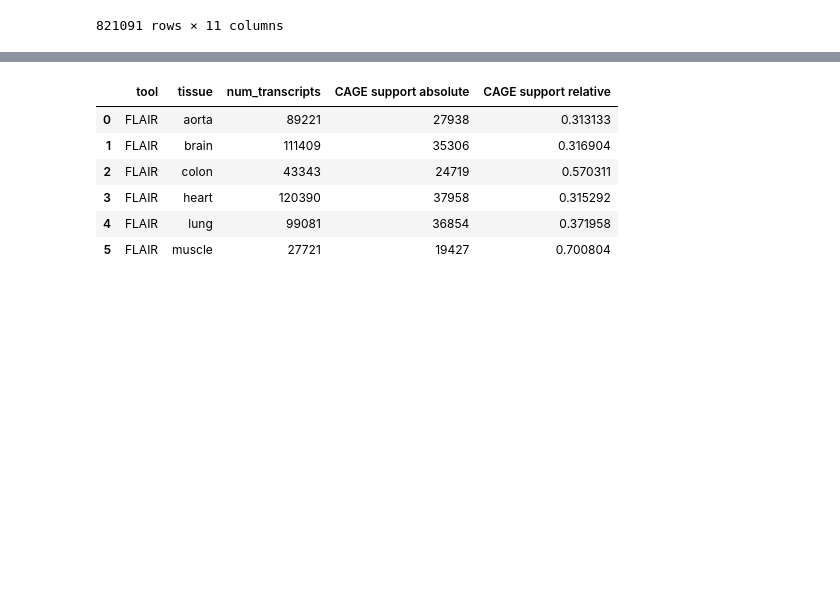
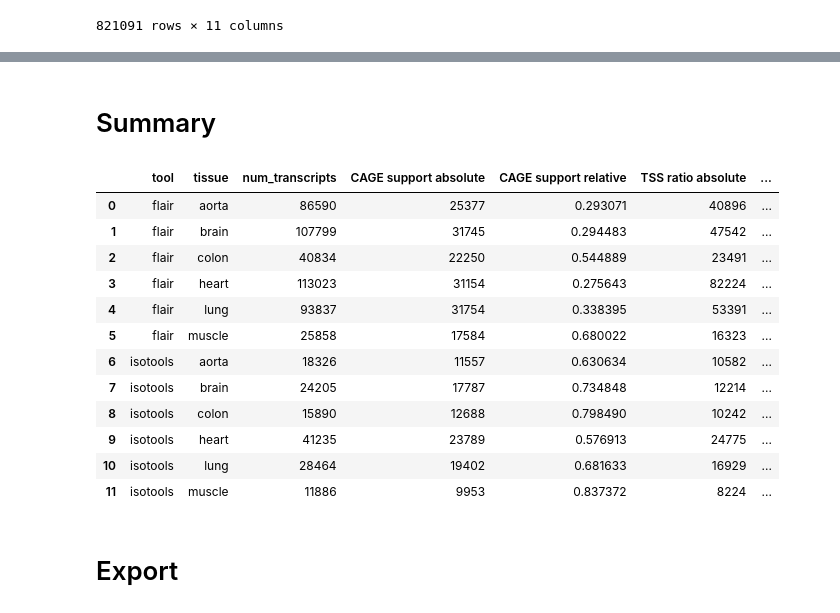
Before and after one commit to IceFreez3r/master-thesis, a Jupyter notebook: notebooks/CAGE_support.ipynb, the cells around one changed output, grey strips where cells are left out. Drawn from its saved outputs; the diff is of its cells as text; code cells hidden in the pictures; blank space fills up the shorter version.

Commit message:
gtf comparison across tools and tissues, tss ratio

```diff
--- a/notebooks/CAGE_support.ipynb
+++ b/notebooks/CAGE_support.ipynb
@@ -102,0 +77,23 @@ tool_gtfs.loc[(tool_gtfs['tool'] == display_tool) & (tool_gtfs['tissue'] == disp
+# %%
+def tss_from_transcriptome(tool, tissue, transcriptome):
+    transcriptome = transcriptome[transcriptome.Feature == 'transcript']
+    tss_sites = transcriptome.five_end()
+    # plus = transcriptome[transcriptome.Strand == '+']
+    # plus.End = plus.Start + 1
+    # minus = transcriptome[transcriptome.Strand == '-']
+    # minus.Start = minus.End - 1
+    tss_sites_deduplicated = tss_sites.drop_duplicate_positions()
+    tss_beds(tool, tissue, tss_sites_deduplicated)
+    print(tool, tissue, tss_sites.df.shape[0] - tss_sites_deduplicated.df.shape[0], "duplicate positions dropped")
+    return tss_sites_deduplicated.drop()
+
+def tss_beds(tool, tissue, tss_sites_deduplicated):
+    # two beds per transcriptome, one for window inside of transcript and one outside
+    # TODO: Does this need a check for the end too? Would require a chromsizes file
+    outside = tss_sites_deduplicated.extend({"5": window_padding})
+    outside.to_bed(f'/path/to/code/snakemake-pipeline/results/tss_outside_{tool}_{tissue}.bed', keep=False)
+    inside = tss_sites_deduplicated.extend({"3": window_padding})
+    inside.to_bed(f'/path/to/code/snakemake-pipeline/results/tss_inside_{tool}_{tissue}.bed', keep=False)
+
+tool_gtfs['tss_sites'] = tool_gtfs.apply(lambda x: tss_from_transcriptome(x['tool'], x['tissue'], x['pr']), axis=1)
+tool_gtfs.loc[(tool_gtfs['tool'] == display_tool) & (tool_gtfs['tissue'] == display_tissue), 'tss_sites'].values[0]
@@ -118,6 +143,6 @@ CAGE_data[display_tissue]
 3059679 rows × 6 columns
 # %%
 # Extend positions by 20bp in each direction
-CAGE_windows = {tissue: CAGE_data[tissue][['Score']].extend(window_padding) for tissue in tissues}
+CAGE_windows = {tissue: CAGE_data[tissue][['CAGE_score']].extend(window_padding) for tissue in tissues}
 CAGE_windows[display_tissue]
 # %% [output]
@@ -137,7 +162,7 @@ CAGE_windows[display_tissue]
 # %%
 def add_CAGE_Support(tss_sites, CAGE_windows):
     merged = tss_sites.join(CAGE_windows, strandedness='same', how='left')
-    clustered = merged.cluster(slack=-1).boundaries("Cluster", agg={"Score": "sum"})
+    clustered = merged.cluster(slack=-1).boundaries("Cluster", agg={"CAGE_score": "sum"}).drop(drop=["Cluster"])
     return clustered
 
 tool_gtfs['CAGE_clusters'] = tool_gtfs.apply(lambda x: add_CAGE_Support(x['tss_sites'], CAGE_windows[x['tissue']]), axis=1)
@@ -177,0 +187,2 @@ tool_gtfs.loc[(tool_gtfs['tool'] == display_tool) & (tool_gtfs['tissue'] == disp
+# %%
+path = "/path/to/code/snakemake-pipeline/results/rnaseq/depth_{side}_{tool}_{tissue}.txt"
@@ -178,14 +277,25 @@ tool_gtfs.loc[(tool_gtfs['tool'] == display_tool) & (tool_gtfs['tissue'] == disp
+# %% [markdown]
+# Summary
 # %%
-tool_gtfs['num_transcripts'] = tool_gtfs['CAGE_clusters'].apply(lambda x: x.length)
-tool_gtfs['CAGE support absolute'] = tool_gtfs['CAGE_clusters'].apply(lambda x: x[x.Score > 0].length)
+tool_gtfs['num_transcripts'] = tool_gtfs['CAGE_and_TSS'].apply(lambda x: x.length)
+tool_gtfs['CAGE support absolute'] = tool_gtfs['CAGE_and_TSS'].apply(lambda x: x[x.CAGE_score > 0].length)
 tool_gtfs['CAGE support relative'] = tool_gtfs['CAGE support absolute'] / tool_gtfs['num_transcripts']
+tool_gtfs['TSS ratio absolute'] = tool_gtfs['CAGE_and_TSS'].apply(lambda x: x[x.TSS_ratio > 1.5].length)
+tool_gtfs['TSS ratio relative'] = tool_gtfs['TSS ratio absolute'] / tool_gtfs['num_transcripts']
 
-tool_gtfs.loc[:, ['tool', 'tissue', 'num_transcripts', 'CAGE support absolute', 'CAGE support relative']]
+output = tool_gtfs.loc[:, ['tool', 'tissue', 'num_transcripts', 'CAGE support absolute', 'CAGE support relative', 'TSS ratio absolute', 'TSS ratio relative']]
+output
 # %% [output]
-|  | tool | tissue | num_transcripts | CAGE support absolute | CAGE support relative |
-| 0 | FLAIR | aorta | 89221 | 27938 | 0.313133 |
-| 1 | FLAIR | brain | 111409 | 35306 | 0.316904 |
-| 2 | FLAIR | colon | 43343 | 24719 | 0.570311 |
-| 3 | FLAIR | heart | 120390 | 37958 | 0.315292 |
-| 4 | FLAIR | lung | 99081 | 36854 | 0.371958 |
-| 5 | FLAIR | muscle | 27721 | 19427 | 0.700804 |
+|  | tool | tissue | num_transcripts | CAGE support absolute | CAGE support relative | TSS ratio absolute | ... |
+| 0 | flair | aorta | 86590 | 25377 | 0.293071 | 40896 | ... |
+| 1 | flair | brain | 107799 | 31745 | 0.294483 | 47542 | ... |
+| 2 | flair | colon | 40834 | 22250 | 0.544889 | 23491 | ... |
+| 3 | flair | heart | 113023 | 31154 | 0.275643 | 82224 | ... |
+| 4 | flair | lung | 93837 | 31754 | 0.338395 | 53391 | ... |
+| 5 | flair | muscle | 25858 | 17584 | 0.680022 | 16323 | ... |
+| 6 | isotools | aorta | 18326 | 11557 | 0.630634 | 10582 | ... |
+| 7 | isotools | brain | 24205 | 17787 | 0.734848 | 12214 | ... |
+| 8 | isotools | colon | 15890 | 12688 | 0.798490 | 10242 | ... |
+| 9 | isotools | heart | 41235 | 23789 | 0.576913 | 24775 | ... |
+| 10 | isotools | lung | 28464 | 19402 | 0.681633 | 16929 | ... |
+| 11 | isotools | muscle | 11886 | 9953 | 0.837372 | 8224 | ... |
@@ -204,0 +302,2 @@ tool_gtfs.loc[:, ['tool', 'tissue', 'num_transcripts', 'CAGE support absolute',
+# %% [markdown]
+# Export
```
Also changed, not shown: parts of 19 cells of this notebook, 7 other files.
